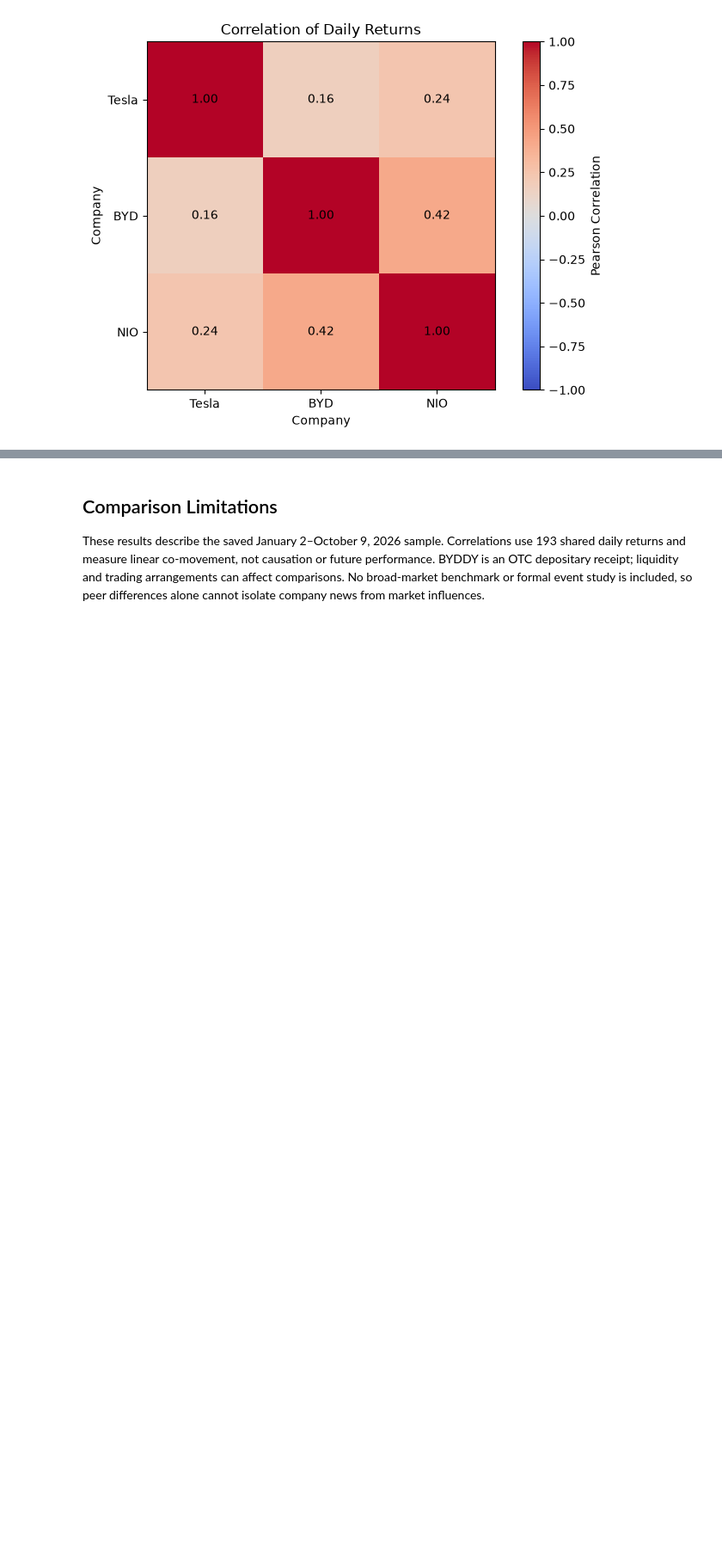
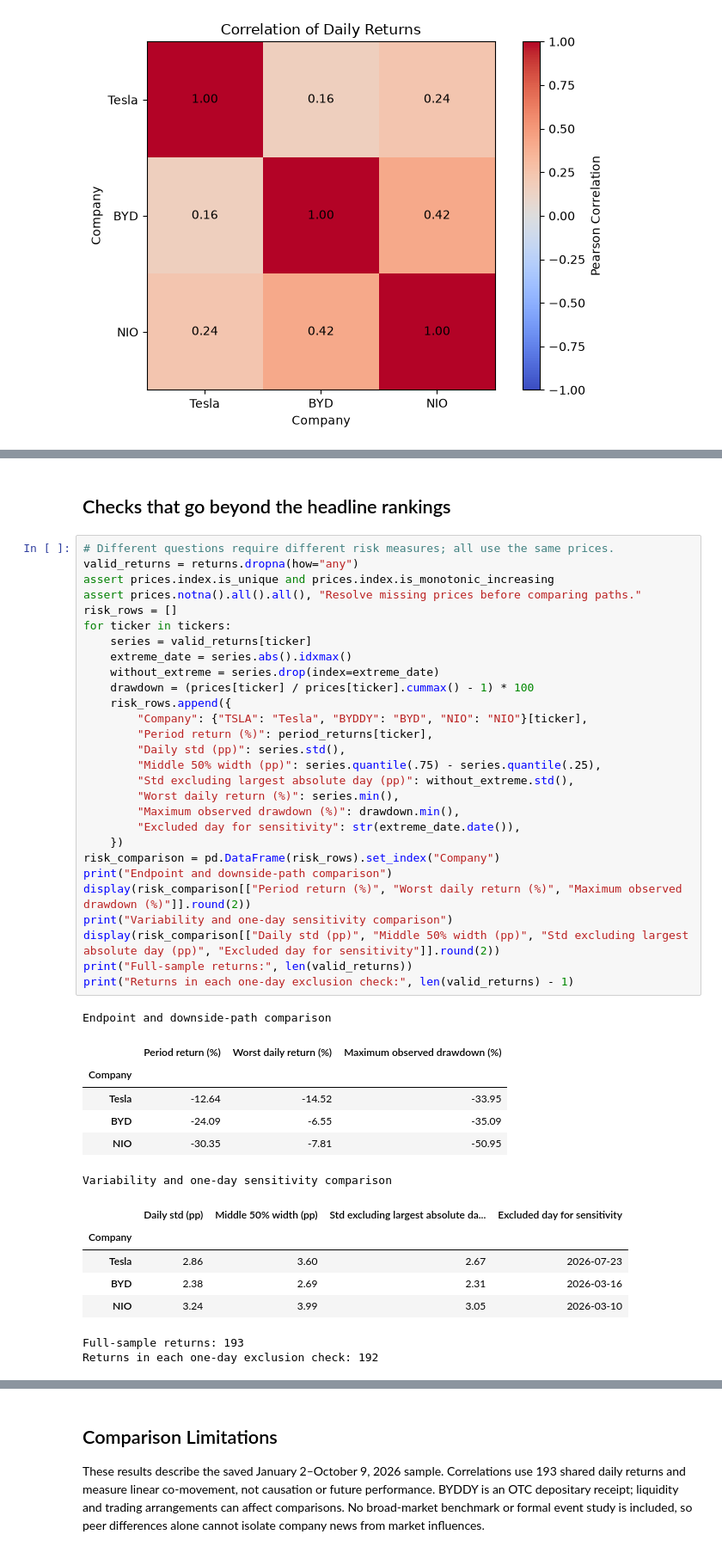
Before and after one commit to LiMeizhi1/mgs3101-analysis, a Jupyter notebook: comparison_analysis.ipynb, the cells around one changed output, grey strips where cells are left out. Shown at 86% size. Saved outputs shown, nothing was run; the diff lists cells and outputs as text; blank space fills up the shorter version.

```diff
--- a/comparison_analysis.ipynb
+++ b/comparison_analysis.ipynb
@@ -219,0 +224,45 @@ Results may also differ over other time periods.
+# %% [markdown]
+## Checks that go beyond the headline rankings
+# %%
+# Different questions require different risk measures; all use the same prices.
+valid_returns = returns.dropna(how="any")
+assert prices.index.is_unique and prices.index.is_monotonic_increasing
+assert prices.notna().all().all(), "Resolve missing prices before comparing paths."
+risk_rows = []
+for ticker in tickers:
+    series = valid_returns[ticker]
+    extreme_date = series.abs().idxmax()
+    without_extreme = series.drop(index=extreme_date)
+    drawdown = (prices[ticker] / prices[ticker].cummax() - 1) * 100
+    risk_rows.append({
+        "Company": {"TSLA": "Tesla", "BYDDY": "BYD", "NIO": "NIO"}[ticker],
+        "Period return (%)": period_returns[ticker],
+        "Daily std (pp)": series.std(),
+        "Middle 50% width (pp)": series.quantile(.75) - series.quantile(.25),
+        "Std excluding largest absolute day (pp)": without_extreme.std(),
+        "Worst daily return (%)": series.min(),
+        "Maximum observed drawdown (%)": drawdown.min(),
+        "Excluded day for sensitivity": str(extreme_date.date()),
+    })
+risk_comparison = pd.DataFrame(risk_rows).set_index("Company")
+print("Endpoint and downside-path comparison")
+display(risk_comparison[["Period return (%)", "Worst daily return (%)", "Maximum observed drawdown (%)"]].round(2))
+print("Variability and one-day sensitivity comparison")
+display(risk_comparison[["Daily std (pp)", "Middle 50% width (pp)", "Std excluding largest absolute day (pp)", "Excluded day for sensitivity"]].round(2))
+print("Full-sample returns:", len(valid_returns))
+print("Returns in each one-day exclusion check:", len(valid_returns) - 1)
+# %% [output]
+Endpoint and downside-path comparison
+|  | Period return (%) | Worst daily return (%) | Maximum observed drawdown (%) |
+| Company |  |  |  |
+| Tesla | -12.64 | -14.52 | -33.95 |
+| BYD | -24.09 | -6.55 | -35.09 |
+| NIO | -30.35 | -7.81 | -50.95 |
+Variability and one-day sensitivity comparison
+|  | Daily std (pp) | Middle 50% width (pp) | Std excluding largest absolute da... | Excluded day for sensitivity |
+| Company |  |  |  |  |
+| Tesla | 2.86 | 3.60 | 2.67 | 2026-07-23 |
+| BYD | 2.38 | 2.69 | 2.31 | 2026-03-16 |
+| NIO | 3.24 | 3.99 | 3.05 | 2026-03-10 |
+Full-sample returns: 193
+Returns in each one-day exclusion check: 192
```
Also changed, not shown: parts of 12 cells of this notebook, 2 other files.
